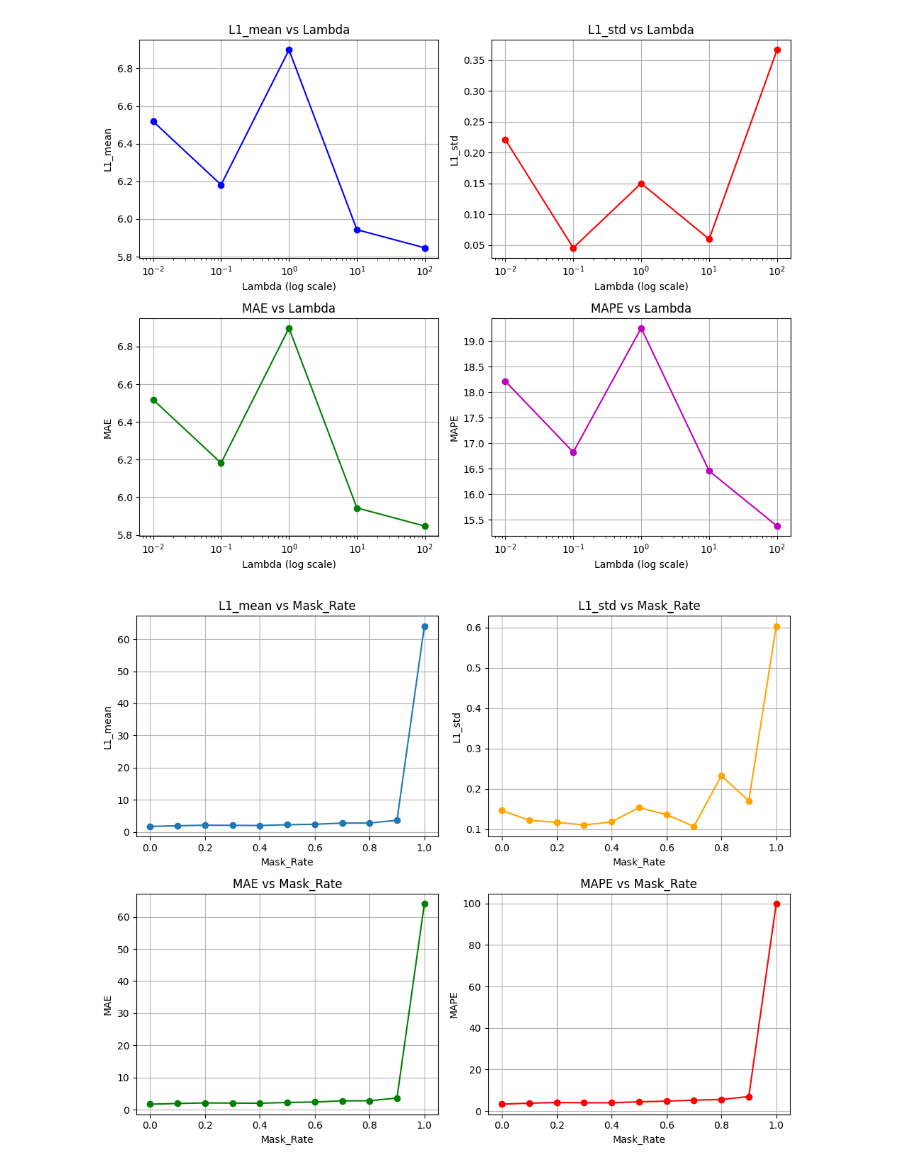
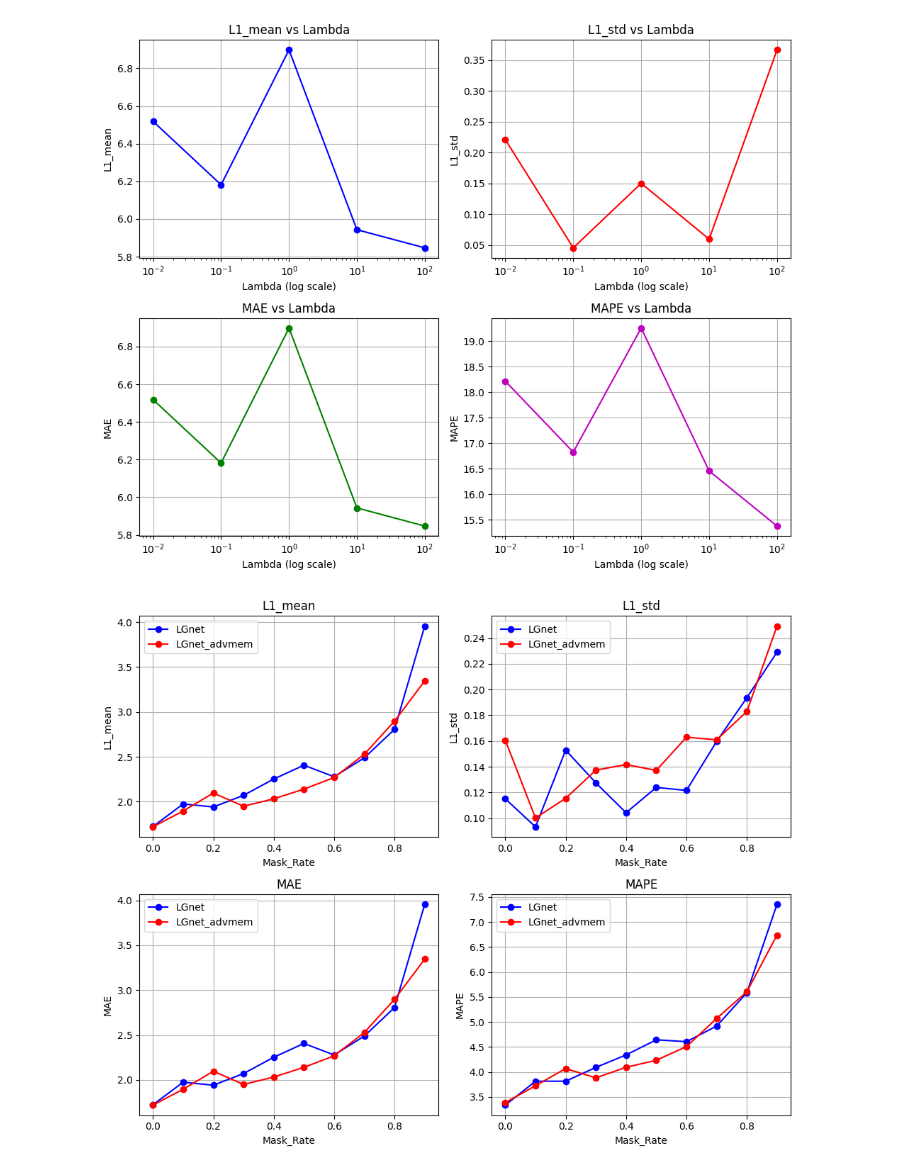
Before and after one commit to Shintaro0105/STdata_prediction, a Jupyter notebook: src/LGnet/graph.ipynb, the cells around one changed output. Drawn from its saved outputs; the diff is of its cells as text; code cells hidden in the pictures.

Commit message:
grud missrate

```diff
--- a/src/LGnet/graph.ipynb
+++ b/src/LGnet/graph.ipynb
@@ -343,46 +343,56 @@ import matplotlib.pyplot as plt
 import pandas as pd
 import numpy as np
 
-data = '/workspaces/STdata_prediction/src/LGnet/output/missrate_BAY_8_8_01.csv'
+data = '/workspaces/STdata_prediction/src/LGnet/output/missrate_BAY_8_64_100.csv'
+data_advmem = '/workspaces/STdata_prediction/src/LGnet/output/missrate_advmem_BAY_8_8_01.csv'
 
 df = pd.read_csv(data)
+df_ = pd.read_csv(data_advmem)
 
 # Plot each metric against Mask_Rate
 plt.figure(figsize=(10, 8))
 
 # Plot L1_mean
 plt.subplot(2, 2, 1)
-plt.plot(df['Mask_Rate'], df['L1_mean'], marker='o', label='L1_mean')
-plt.title('L1_mean vs Mask_Rate')
+plt.plot(df['Mask_Rate'], df['L1_mean'], marker='o', label='LGnet', color='b')
+plt.plot(df_['Mask_Rate'], df_['L1_mean'], marker='o', label='LGnet_advmem', color='r')
+plt.title('L1_mean')
 plt.xlabel('Mask_Rate')
 plt.ylabel('L1_mean')
 plt.grid(True)
+plt.legend()
 
 # Plot L1_std
 plt.subplot(2, 2, 2)
-plt.plot(df['Mask_Rate'], df['L1_std'], marker='o', label='L1_std', color='orange')
-plt.title('L1_std vs Mask_Rate')
+plt.plot(df['Mask_Rate'], df['L1_std'], marker='o', label='LGnet', color='b')
+plt.plot(df_['Mask_Rate'], df_['L1_std'], marker='o', label='LGnet_advmem', color='r')
+plt.title('L1_std')
 plt.xlabel('Mask_Rate')
 plt.ylabel('L1_std')
 plt.grid(True)
+plt.legend()
 
 # Plot MAE
 plt.subplot(2, 2, 3)
-plt.plot(df['Mask_Rate'], df['MAE'], marker='o', label='MAE', color='green')
-plt.title('MAE vs Mask_Rate')
+plt.plot(df['Mask_Rate'], df['MAE'], marker='o', label='LGnet', color='b')
+plt.plot(df_['Mask_Rate'], df_['MAE'], marker='o', label='LGnet_advmem', color='r')
+plt.title('MAE')
 plt.xlabel('Mask_Rate')
 plt.ylabel('MAE')
 plt.grid(True)
+plt.legend()
 
 # Plot MAPE
 plt.subplot(2, 2, 4)
-plt.plot(df['Mask_Rate'], df['MAPE'], marker='o', label='MAPE', color='red')
-plt.title('MAPE vs Mask_Rate')
+plt.plot(df['Mask_Rate'], df['MAPE'], marker='o', label='LGnet', color='b')
+plt.plot(df_['Mask_Rate'], df_['MAPE'], marker='o', label='LGnet_advmem', color='r')
+plt.title('MAPE')
 plt.xlabel('Mask_Rate')
 plt.ylabel('MAPE')
 plt.grid(True)
+plt.legend()
 
 plt.tight_layout()
 plt.show()
 # %% [output]
-[figure, old version]
+[figure, new version]
```
Also changed, not shown: 2 other files.
